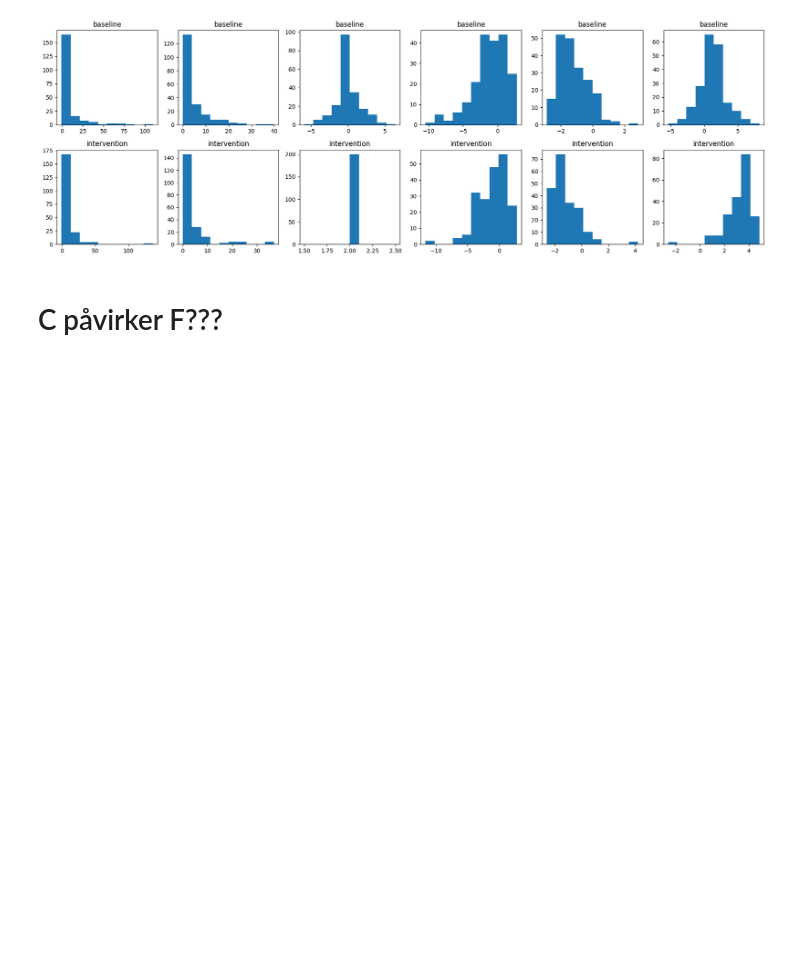
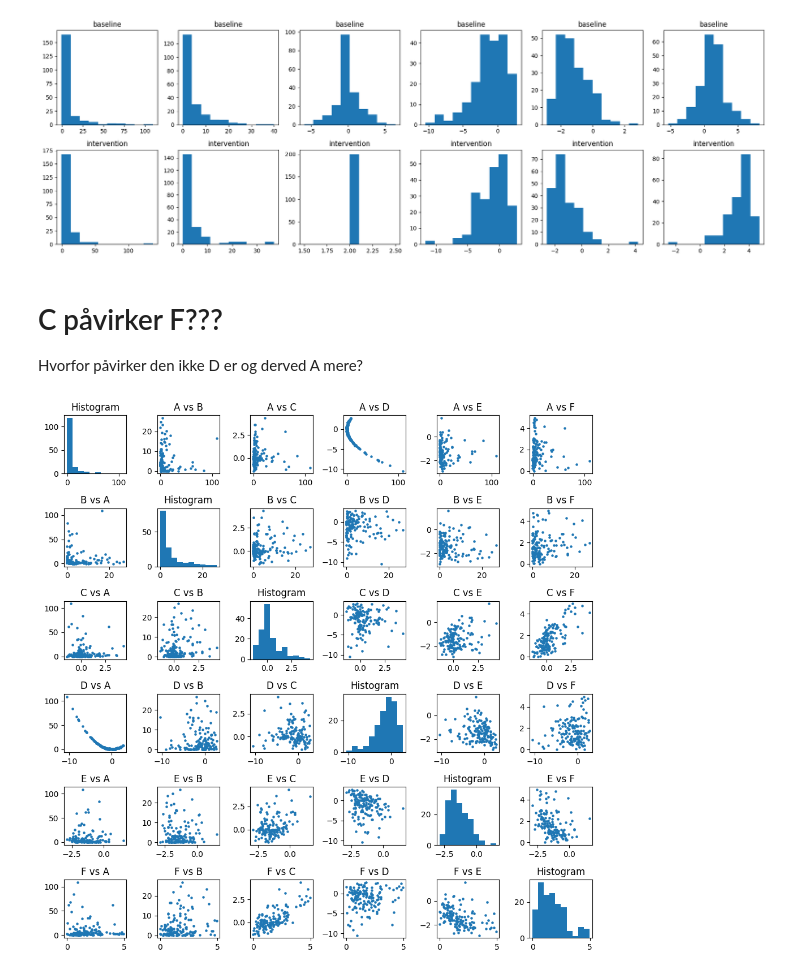
Before and after one commit to katinka314/AL_graph_project, a Jupyter notebook: scatterplots.ipynb, the cells around one changed output. Drawn from its saved outputs; the diff is of its cells as text; code cells hidden in the pictures; blank space fills up the shorter version.

Commit message:
Tried conditioning

```diff
--- a/scatterplots.ipynb
+++ b/scatterplots.ipynb
@@ -48,3 +48,16 @@ plot_pairwise_hist(basedata, intC2_data)
 [figure]
 # %% [markdown]
 # C påvirker F???
+
+Hvorfor påvirker den ikke D er og derved A mere?
+# %%
+import numpy as np
+
+def condition_on_interval(data, idx, low, high):
+    mask = (data[:, idx] >= low) & (data[:, idx] <= high)
+    return data[mask]
+# %%
+cond_base = condition_on_interval(basedata, 5, 0, 5)
+plot_grid(cond_base, n=6)
+# %% [output]
+[figure, added]
```
Also changed, not shown: parts of 1 cell of this notebook.
